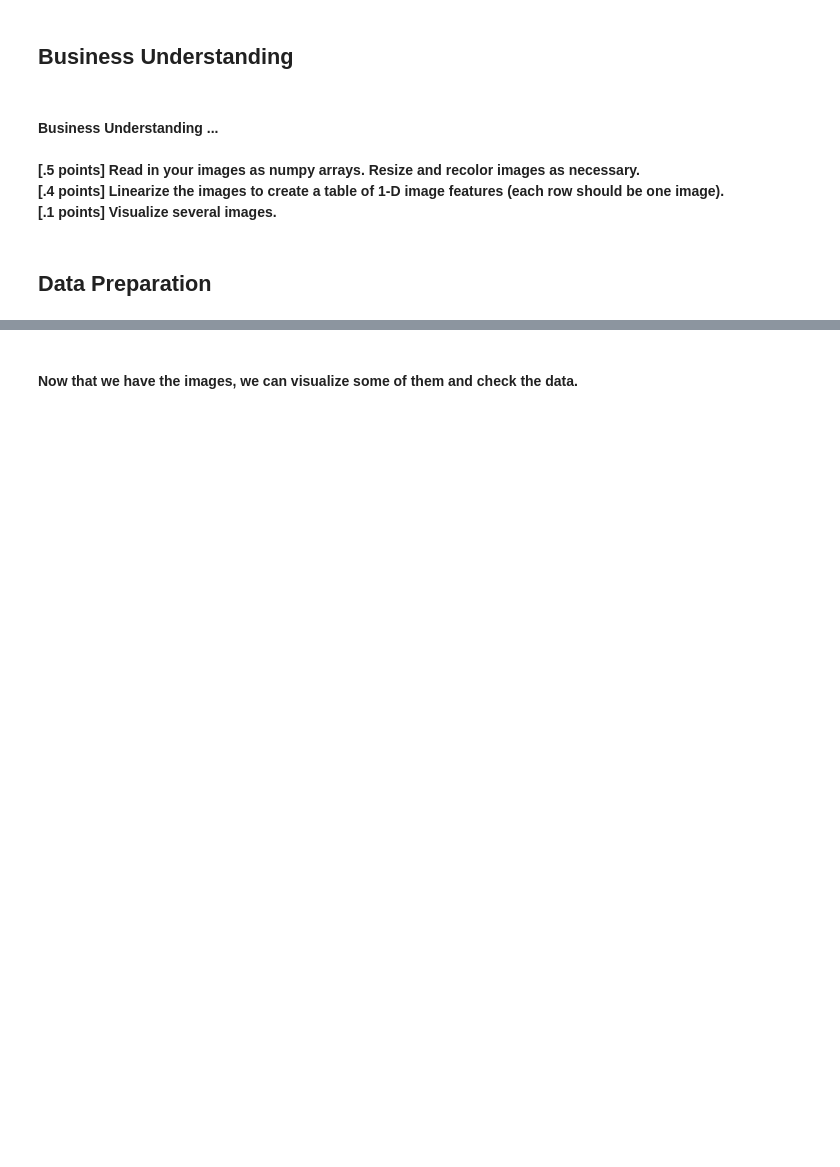
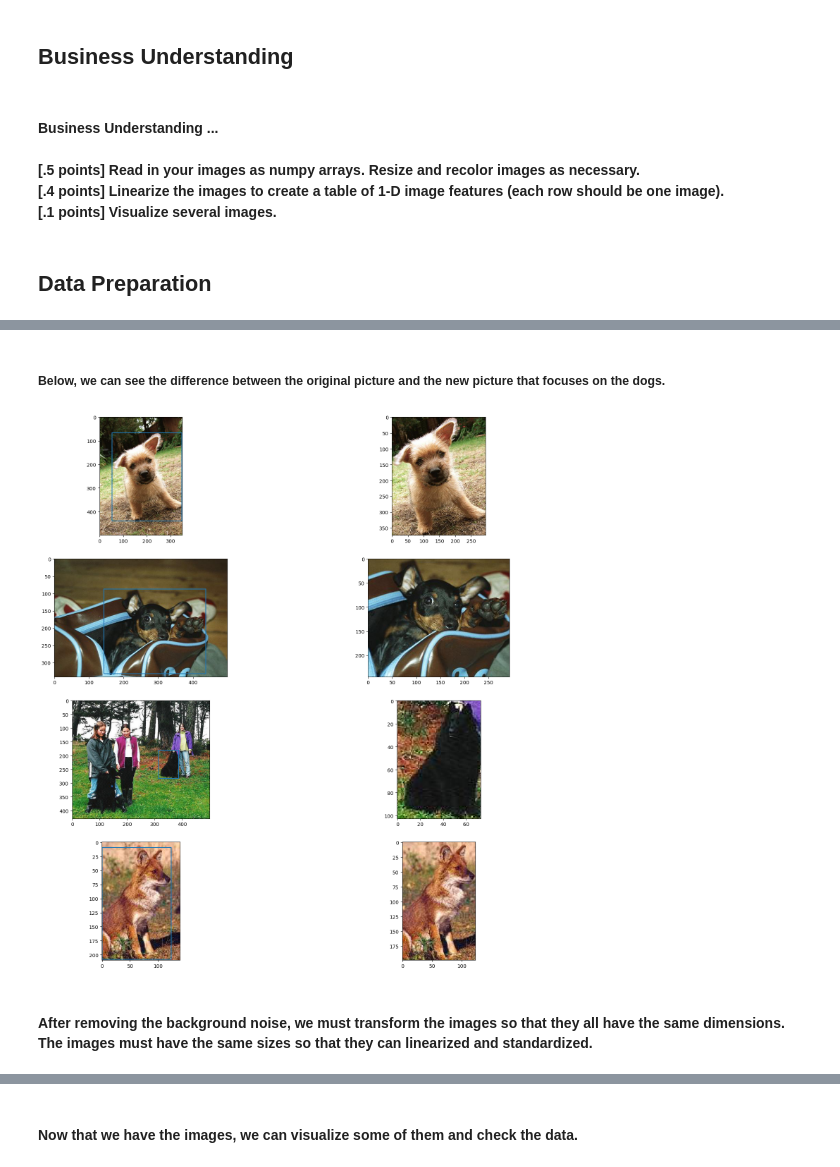
Before and after one commit to drodrigues01/Lab-Two-Exploring-Image-Data, a Jupyter notebook: Lab Two: Exploring Image Data.ipynb, the cells around one changed output, grey strips where cells are left out. Saved outputs shown, nothing was run; the diff lists cells and outputs as text; code cells hidden in the pictures; blank space fills up the shorter version.

Commit message:
Standardizes data
Reads the images, zooms on the dogs, reshapes images so they are all the same size, vectorizes all images, and standardizes the values.

```diff
--- a/Lab Two: Exploring Image Data.ipynb
+++ b/Lab Two: Exploring Image Data.ipynb
@@ -23,0 +61,37 @@ print()
+# %% [markdown]
+##### Below, we can see the difference between the original picture and the new picture that focuses on the dogs.
+# %%
+import os
+import numpy as np
+import matplotlib.pyplot as plt
+
+# Code adapted from https://www.kaggle.com/code/gabrielloye/dogs-inception-pytorch-implementation/notebook
+Images_path = f'{os.getcwd()}/Images/'
+Ann_path = f'{os.getcwd()}/Annotation/'
+breed_list = os.listdir(Images_path)
+
+plt.figure(figsize=(20, 20))
+for i in range(4):
+    plt.subplot(421 + (i*2))
+    breed = np.random.choice(breed_list)
+    dog = np.random.choice(os.listdir(Ann_path + breed))
+    img = plt.imread(Images_path + breed + '/' + dog + '.jpg')
+    plt.imshow(img)
+
+    tree = ET.parse(Ann_path + breed + '/' + dog)
+    # Figure out the vertices of the box
+    xmin = int(tree.getroot().findall('object')[0].find('bndbox').find('xmin').text)
+    xmax = int(tree.getroot().findall('object')[0].find('bndbox').find('xmax').text)
+    ymin = int(tree.getroot().findall('object')[0].find('bndbox').find('ymin').text)
+    ymax = int(tree.getroot().findall('object')[0].find('bndbox').find('ymax').text)
+    # Plot Original Image with box on top
+    plt.plot([xmin, xmax, xmax, xmin, xmin], [ymin, ymin, ymax, ymax, ymin])
+    # Crop the image to the dimensions of the box
+    crop_img = crop_dog(breed, dog)
+    # Plot the cropped image
+    plt.subplot(422 + (i*2))
+    plt.imshow(crop_img)
+# %% [output]
+[figure, added]
+# %% [markdown]
+#### After removing the background noise, we must transform the images so that they all have the same dimensions. The images must have the same sizes so that they can linearized and standardized.
```
Also changed, not shown: parts of 17 cells of this notebook, 1 other file.
